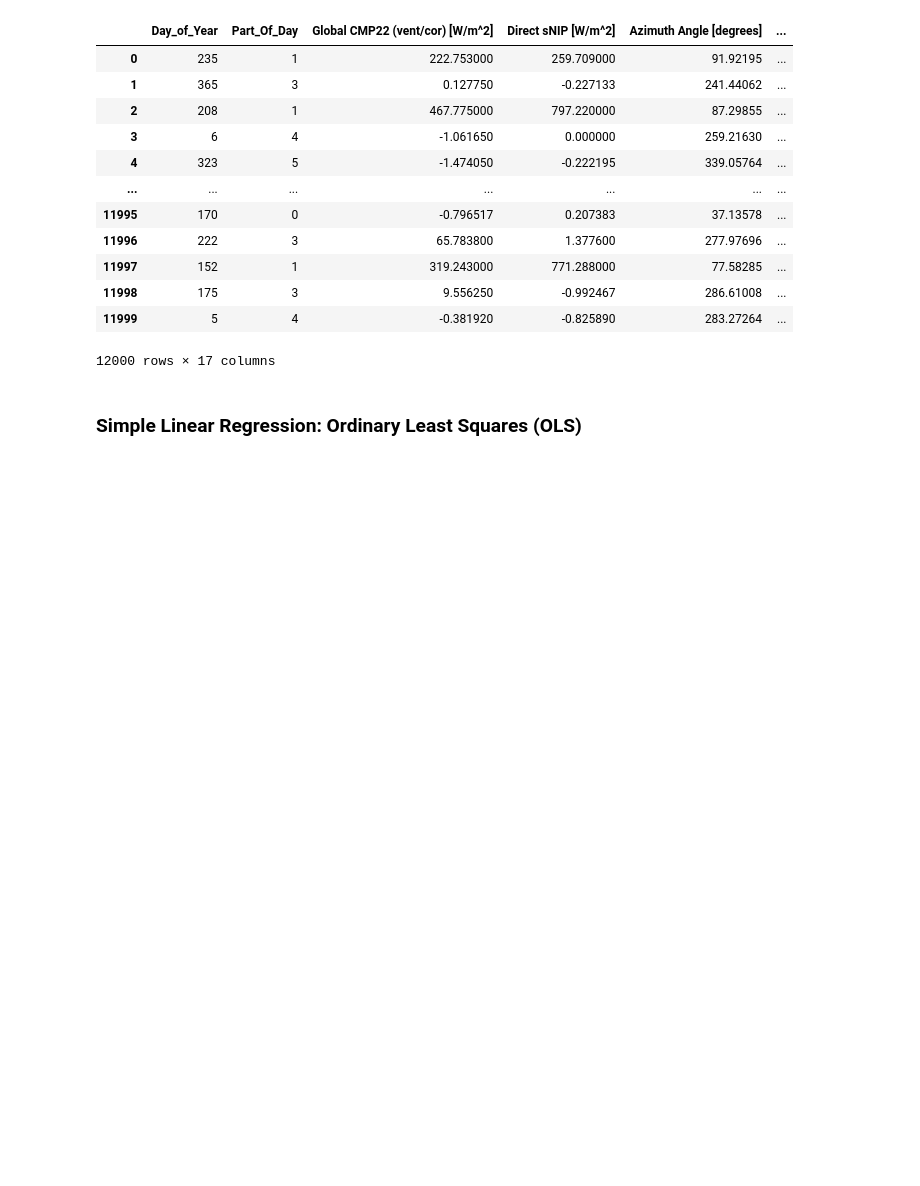
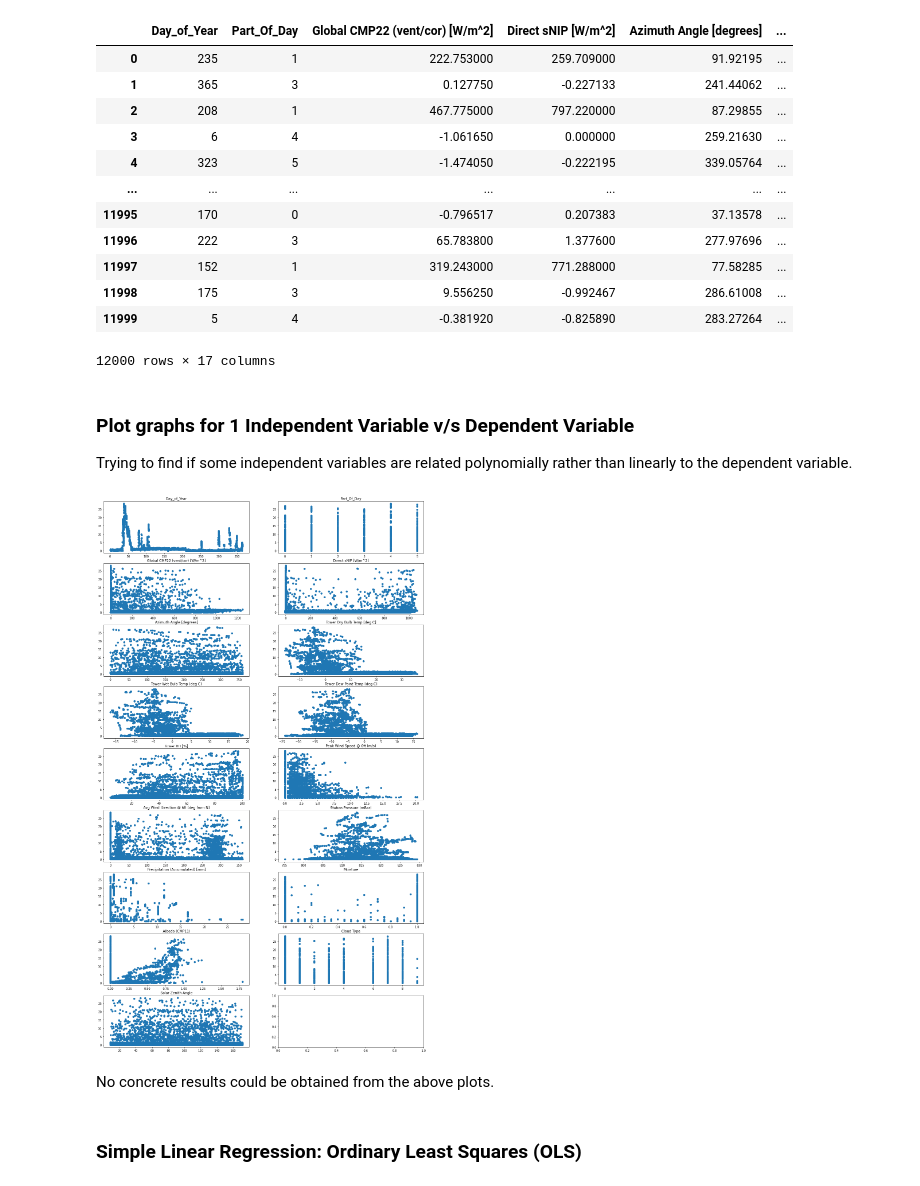
Before and after one commit to tushdon2/DSG_Beginners_Hypothesis_2022, a Jupyter notebook: code.ipynb, the cells around one changed output. Cells and saved outputs as stored; diff of their text form; code cells hidden in the pictures; blank space fills up the shorter version.

```diff
--- a/code.ipynb
+++ b/code.ipynb
@@ -109,10 +114,9 @@ test_x.drop('Unnamed: 0', inplace = True, axis = 1)
 # %%
 # 'Snow Depth [cm]' has some values negative, which is not possible
 # So convert all nagative values to '0'
-ReLU = lambda x: 0 if x < 0 else x
-
+relu = lambda x: 0 if x < 0 else x
 # for training dataset
-train_x['Snow Depth [cm]'] = train_x['Snow Depth [cm]'].apply(ReLU)
+train_x['Snow Depth [cm]'] = train_x['Snow Depth [cm]'].apply(relu)
 # %%
 # handling the "DATE (YYYY/MM/DD)" column
 daysAfterMonth = [31, 59, 90, 120, 151, 181, 212, 243, 273, 304, 334, 365]
@@ -186,6 +190,20 @@ train_x
 | 11998 | 175 | 3 | 9.556250 | -0.992467 | 286.61008 | ... |
 | 11999 | 5 | 4 | -0.381920 | -0.825890 | 283.27264 | ... |
 12000 rows × 17 columns
+# %% [markdown]
+### Plot graphs for 1 Independent Variable v/s Dependent Variable
+Trying to find if some independent variables are related polynomially rather than linearly to the dependent variable.
+# %%
+colNames = train_x.columns
+f, ax = plt.subplots(9, 2, figsize = (20, 35))
+for i in range(len(colNames)):
+    x, y = i // 2, i % 2
+    ax[x, y].scatter(train_x.iloc[:, i], train_y)
+    ax[x, y].title.set_text(colNames[i])
+# %% [output]
+[figure, added]
+# %% [markdown]
+No concrete results could be obtained from the above plots.
 # %% [markdown]
 ### Simple Linear Regression: Ordinary Least Squares (OLS)
 # %%
```
Also changed, not shown: parts of 15 cells of this notebook, 1 other file.
